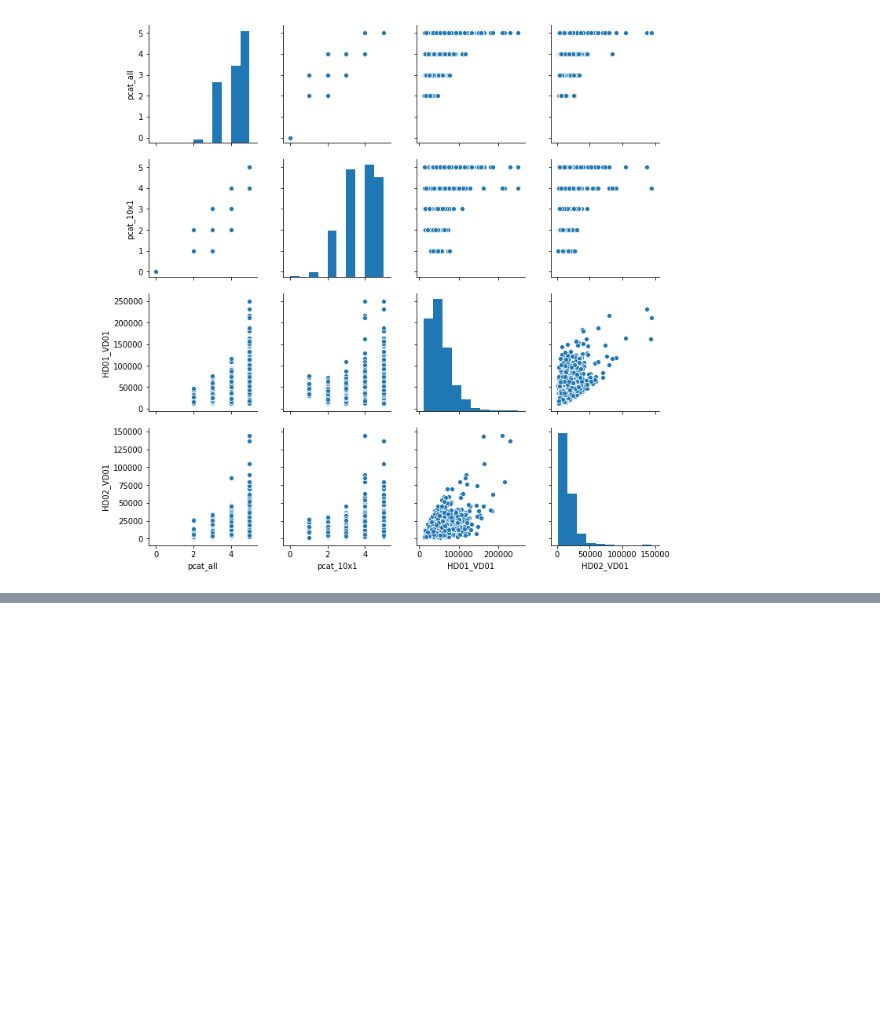
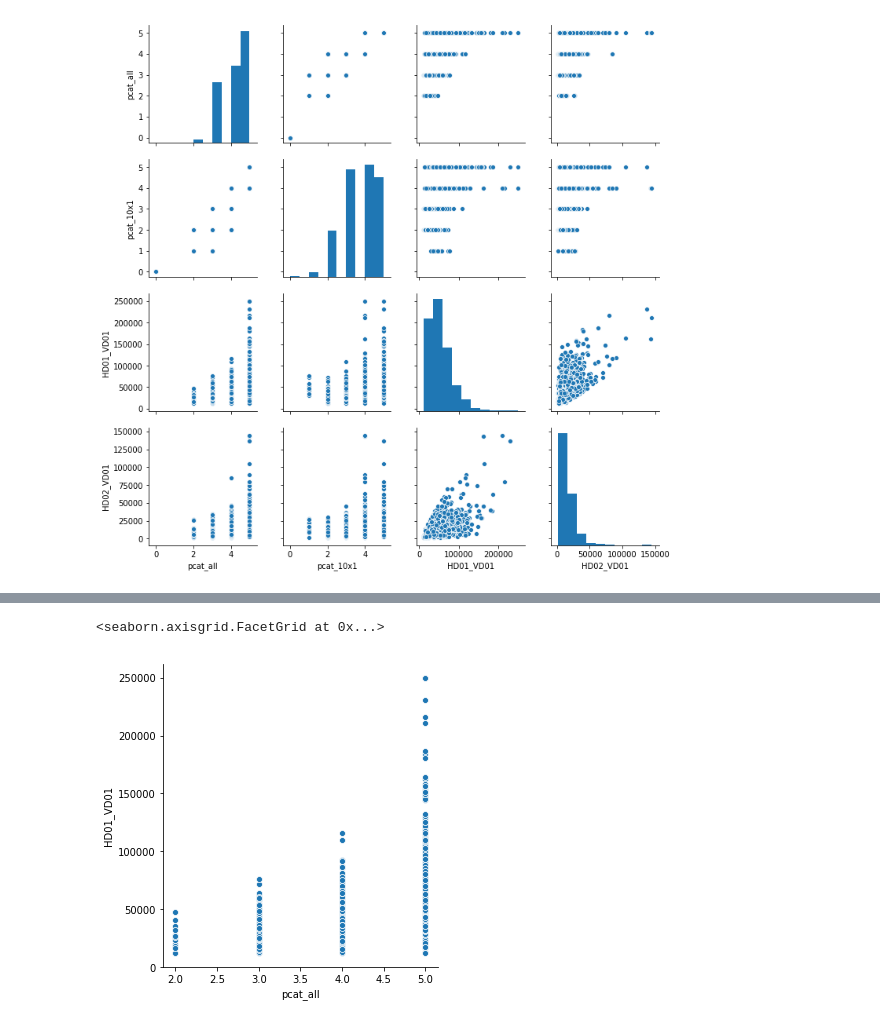
Before and after one commit to ada-bexar-di/digital_inclusion, a Jupyter notebook: explore_median_income.ipynb, the cells around one changed output, grey strips where cells are left out. Saved outputs shown, nothing was run; the diff lists cells and outputs as text; code cells hidden in the pictures; blank space fills up the shorter version.

```diff
--- a/explore_median_income.ipynb
+++ b/explore_median_income.ipynb
@@ -80,0 +96,5 @@ sns.pairplot(fcc_median_income_agg)
+# %%
+sns.relplot(x="pcat_all", y="HD01_VD01", data=fcc_median_income_agg)
+# %% [output]
+<seaborn.axisgrid.FacetGrid at 0x...>
+[figure, added]
```
Also changed, not shown: parts of 3 cells of this notebook.
